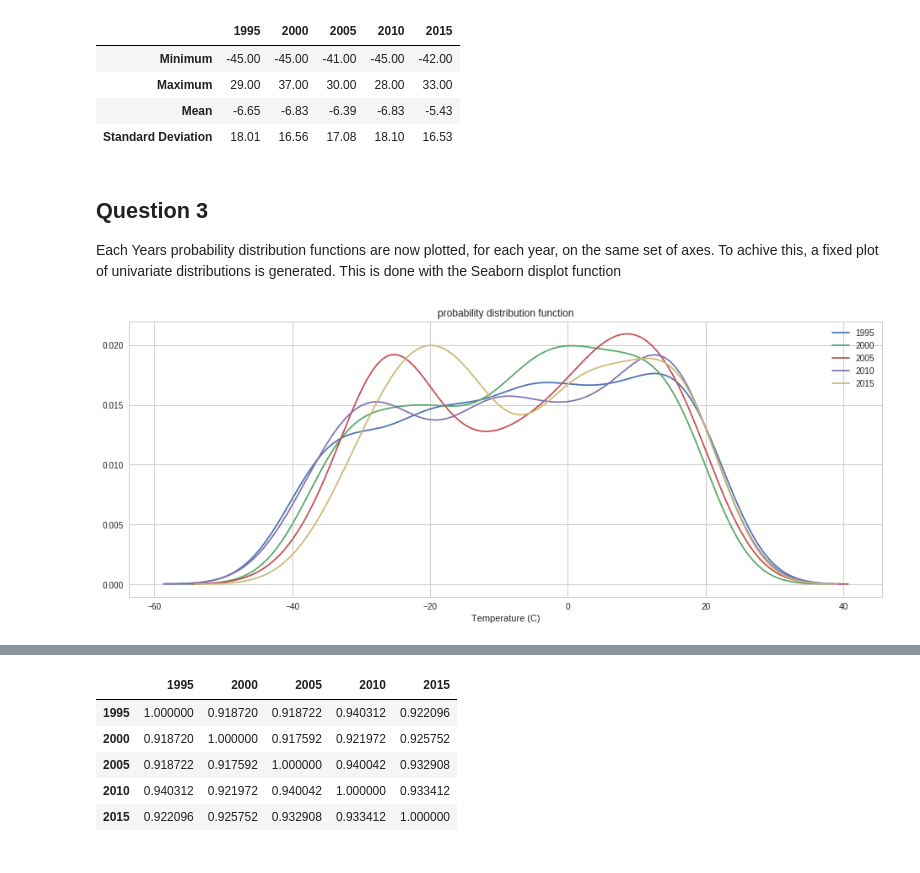
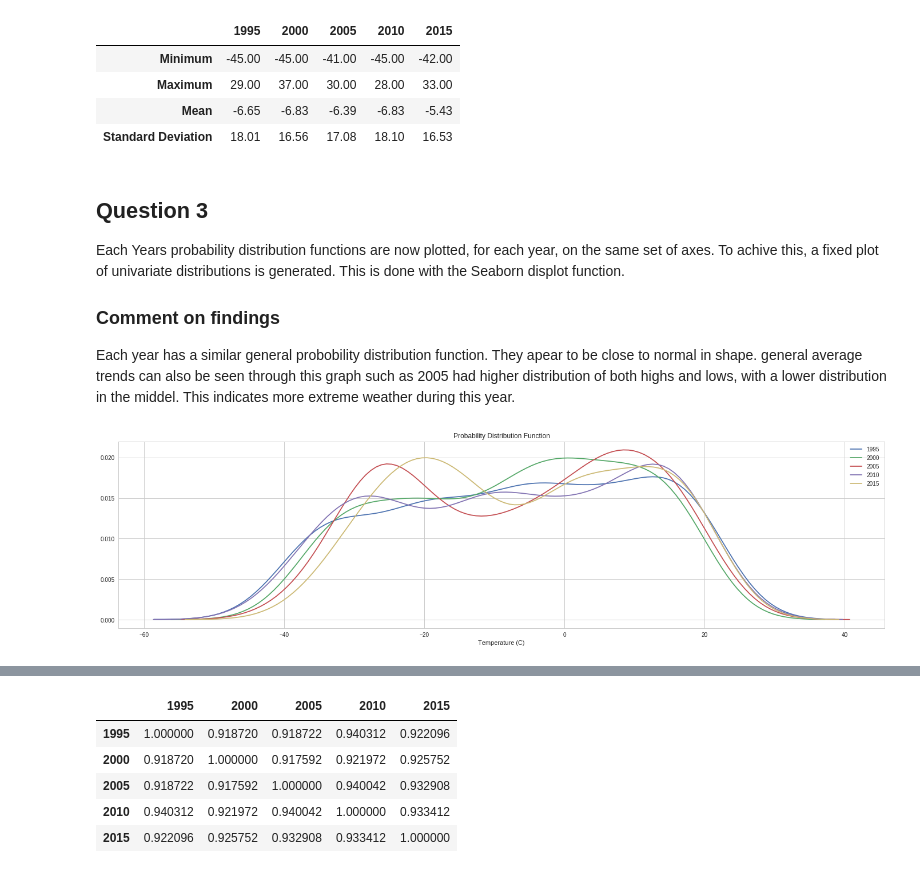
Before and after one commit to chrismaree/ICAO-Weather-Analysis-Python, a Jupyter notebook: MainFile.ipynb, the cells around one changed output, grey strips where cells are left out. Saved outputs shown, nothing was run; the diff lists cells and outputs as text; code cells hidden in the pictures.

```diff
--- a/MainFile.ipynb
+++ b/MainFile.ipynb
@@ -17,5 +20,10 @@ from io import BytesIO
 from base64 import b64encode
 import scipy.misc as smp
 
-plt.rcParams['figure.figsize'] = (16, 6)
+from mpl_toolkits.mplot3d import Axes3D
+from matplotlib import cm
+from matplotlib.ticker import LinearLocator
+from scipy.stats import norm
+
+plt.rcParams['figure.figsize'] = (24, 6)
 # %% [markdown]
@@ -74,19 +86,22 @@ displayHTML(pd.DataFrame(dataValues, columns=['1995', '2000', '2005', '2010', '2
 | Standard Deviation | 18.01 | 16.56 | 17.08 | 18.10 | 16.53 |
 # %% [markdown]
 ## Question 3
-Each Years probability distribution functions are now plotted, for each year, on the same set of axes. To achive this, a fixed plot of univariate distributions is generated. This is done with the Seaborn displot function
+Each Years probability distribution functions are now plotted, for each year, on the same set of axes. To achive this, a fixed plot of univariate distributions is generated. This is done with the Seaborn displot function.
+
+### Comment on findings
+Each year has a similar general probobility distribution function. They apear to be close to normal in shape. general average trends can also be seen through this graph such as 2005 had higher distribution of both highs and lows, with a lower distribution in the middel. This indicates more extreme weather during this year.
 # %%
 sns.set_style('whitegrid')
 counter = 0;
 for year in weatherData:
     sns.distplot(year[:, 2], hist=False,
                  label=1995 + counter * 5,  #count the current year, from the first dataset in 1995
                  axlabel="Temperature (C)")
     counter = counter + 1;
-plt.title('probability distribution function')
+plt.title('Probability Distribution Function')
 plt.show()
 # %% [output]
-[figure, old version]
+[figure, new version]
 # %% [markdown]
 ## Question 4
 The cross-correlation between each year’s annual temperatures is now calculated. This is shown as a matrix output
```
Also changed, not shown: parts of 12 cells of this notebook, 7 other files.
